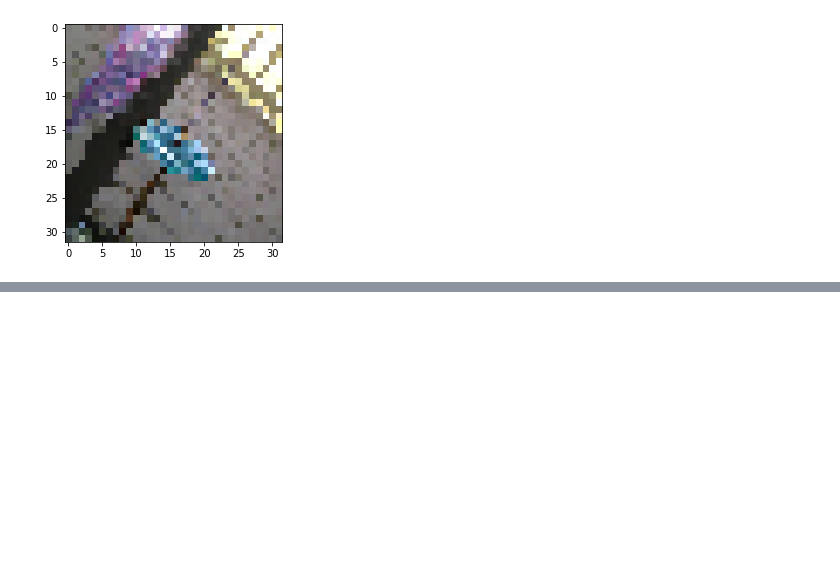
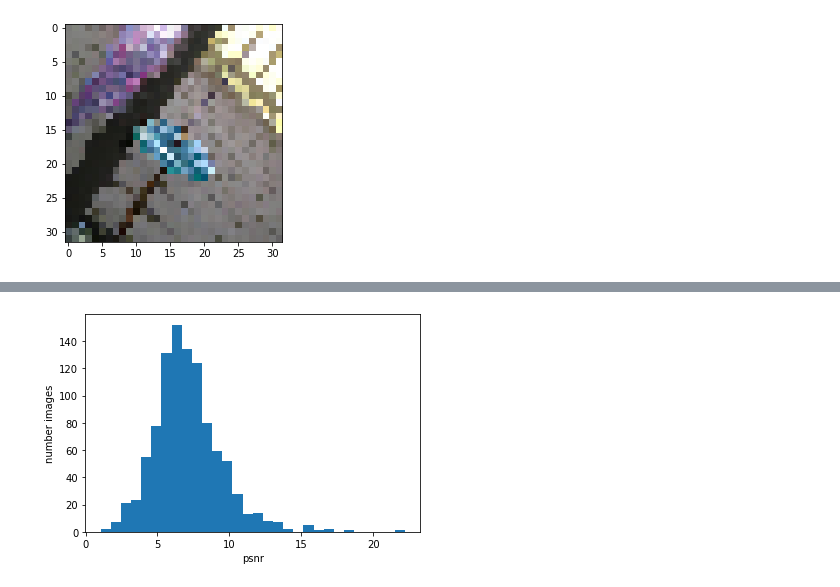
Before and after one commit to thurgarion2/noise2noise, a Jupyter notebook: 00_training.ipynb, the cells around one changed output, grey strips where cells are left out. Drawn from its saved outputs; the diff is of its cells as text; code cells hidden in the pictures; blank space fills up the shorter version.

```diff
--- a/00_training.ipynb
+++ b/00_training.ipynb
@@ -216,0 +259,18 @@ psnr :6.391543865203857
+# %%
+#export
+
+def plot_psnr_distribution(model, dataloader):
+    psnrs = []
+
+
+    with torch.no_grad():
+        for input, target in iter(dataloader):
+            output = model(input)
+            psnrs.extend(psnr(output , target, dim=[1,2,3]).tolist())
+    plt.hist(psnrs, bins=30)
+    plt.xlabel('psnr')
+    plt.ylabel('number images')
+# %%
+plot_psnr_distribution(unet, test_loader)
+# %% [output]
+[figure, added]
```
Also changed, not shown: parts of 13 cells of this notebook, 13 other files.
